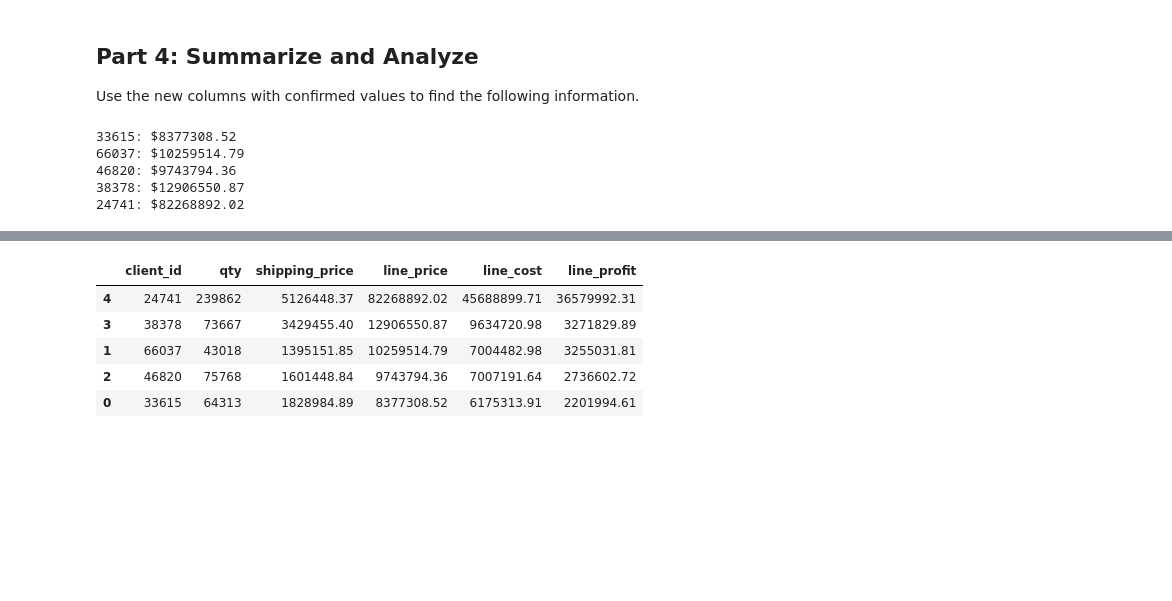
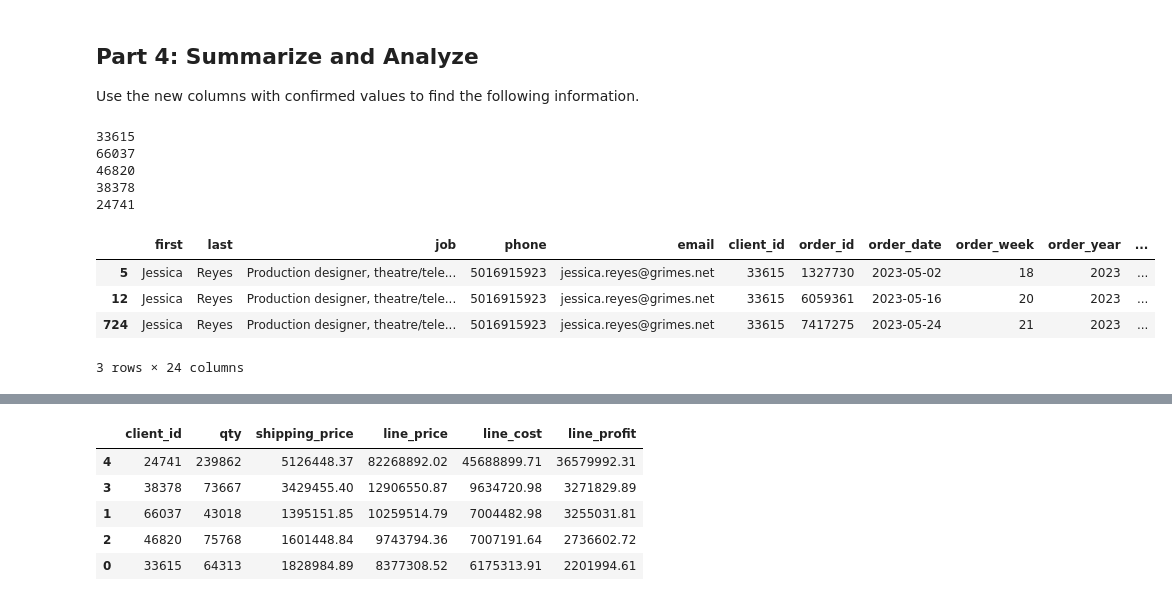
Before and after one commit to azcafriz13/pandas-challenge-1, a Jupyter notebook: wholesale_data_analysis_starter_code.ipynb, the cells around one changed output, grey strips where cells are left out. Saved outputs shown, nothing was run; the diff lists cells and outputs as text; code cells hidden in the pictures; blank space fills up the shorter version.

```diff
--- a/wholesale_data_analysis_starter_code.ipynb
+++ b/wholesale_data_analysis_starter_code.ipynb
@@ -369,9 +368,25 @@ Use the new columns with confirmed values to find the following information.
 # %%
 # How much did each of the top 5 clients by quantity
 # spend? Check your work from Part 1 for client ids.
+# step 1 - test "top_five_clients" - Review:
+numbers = [0,1,2,3,4]
+for num in numbers:
+    print(top_five_clients[num])
 # %% [output]
-33615: $8377308.52
-66037: $10259514.79
-46820: $9743794.36
-38378: $12906550.87
-24741: $82268892.02
+33615
+66037
+46820
+38378
+24741
+# %%
+# Step 2- Set up dataframes for each top 5 user.
+#Note:   list "top_five_clients" previously defined
+# Top User #1
+client_1_df = df.loc[df['client_id'] == top_five_clients[0]]
+client_1_df.head(3)
+# %% [output]
+|  | first | last | job | phone | email | client_id | order_id | order_date | order_week | order_year | ... |
+| 5 | Jessica | Reyes | Production designer, theatre/tele... | 5016915923 | jessica.reyes@grimes.net | 33615 | 1327730 | 2023-05-02 | 18 | 2023 | ... |
+| 12 | Jessica | Reyes | Production designer, theatre/tele... | 5016915923 | jessica.reyes@grimes.net | 33615 | 6059361 | 2023-05-16 | 20 | 2023 | ... |
+| 724 | Jessica | Reyes | Production designer, theatre/tele... | 5016915923 | jessica.reyes@grimes.net | 33615 | 7417275 | 2023-05-24 | 21 | 2023 | ... |
+3 rows × 24 columns
```
Also changed, not shown: parts of 6 cells of this notebook.
